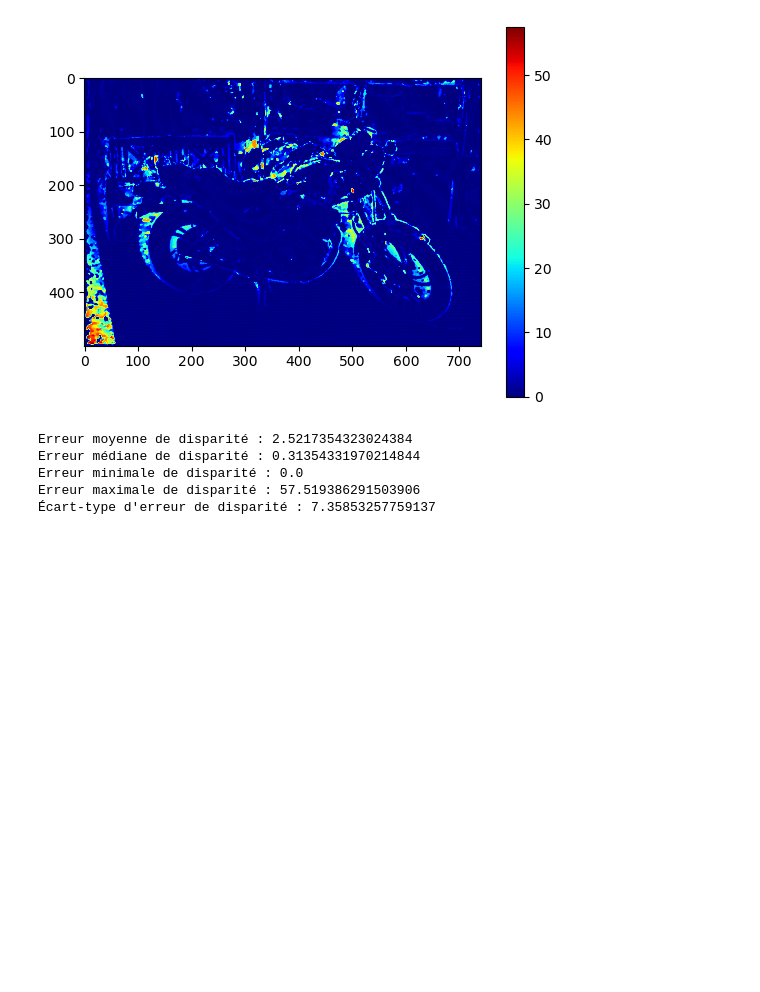
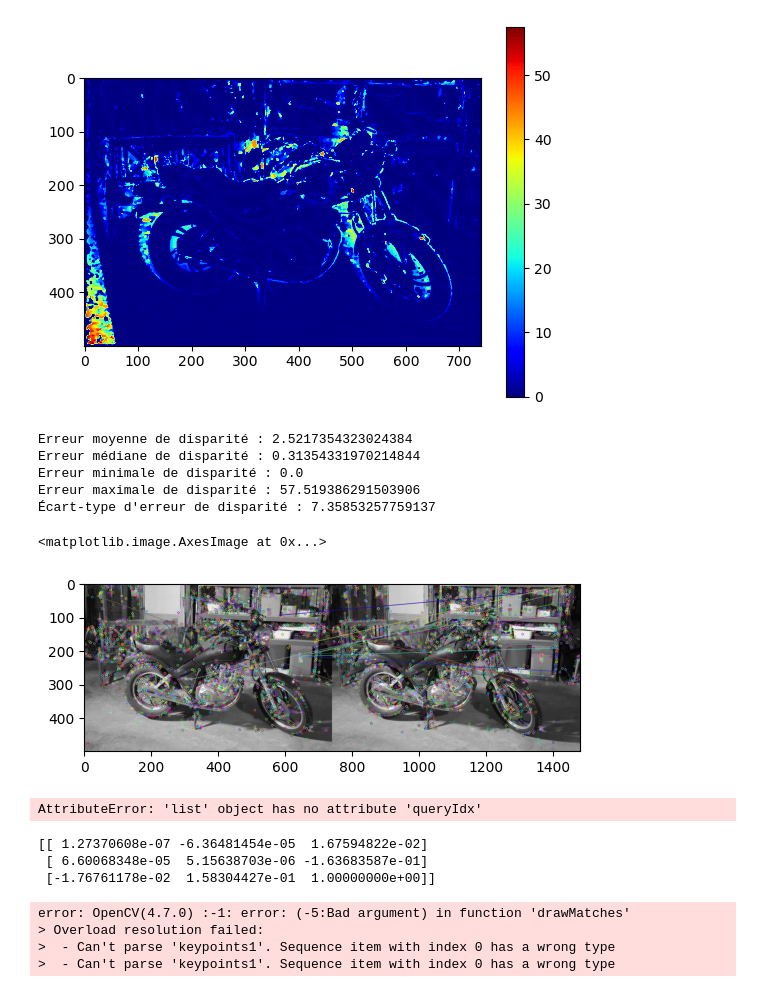
Before and after one commit to RomainFrog/StereoMatching, a Jupyter notebook: blockmatching.ipynb, the cells around one changed output. Drawn from its saved outputs; the diff is of its cells as text; code cells hidden in the pictures; blank space fills up the shorter version.

```diff
--- a/blockmatching.ipynb
+++ b/blockmatching.ipynb
@@ -207,0 +324,56 @@ Erreur maximale de disparité : 57.519386291503906
+# %%
+# Chargement des images
+Ig, Id, gt = data.stereo_motorcycle()
+Ig_gray = cv.cvtColor(Ig, cv.COLOR_BGR2GRAY)
+Id_gray = cv.cvtColor(Id, cv.COLOR_BGR2GRAY)
+
+# Options
+block_size = 5
+num_disparities = 16
+confidence = 0.95
+max_trials = 100
+residual_threshold = 1.0
+window_size = 5
+disparity_range = 16
+# %%
+# Etape 1 : initialisation et affich
+keypoints_left, keypoints_right, matchesMask = initialize_stereo_matching(Ig_gray, Id_gray)
+
+# Dessiner les correspondances sur les images
+matches = []
+for i, match in enumerate(matchesMask):
+    if match[0] == 1:  # Correspondance valide
+        matches.append([cv.DMatch(i, i, 0)])
+
+img_matches = cv.drawMatchesKnn(Ig_gray, keypoints_left, Id_gray, keypoints_right, matches, None)
+plt.imshow(img_matches)
+# %% [output]
+<matplotlib.image.AxesImage at 0x...>
+[figure, added]
+# %%
+# Étape 2 : Propagation 2D avec corrélation
+disparity_map = propagate_correlation(keypoints_left, keypoints_right, valid_matches, Ig_gray, Id_gray, block_size, num_disparities)
+
+disparity_map
+# %% [output]
+AttributeError: 'list' object has no attribute 'queryIdx'
+# %%
+# Étape 3 : Estimation de la matrice fondamentale
+F = estimate_fundamental_matrix(keypoints_left, keypoints_right, valid_matches)
+print(F)
+# %% [output]
+[[ 1.27370608e-07 -6.36481454e-05  1.67594822e-02]
+ [ 6.60068348e-05  5.15638703e-06 -1.63683587e-01]
+ [-1.76761178e-02  1.58304427e-01  1.00000000e+00]]
+# %%
+# Étape 4 : RANSAC pour filtrer les correspondances erronées
+inliers_left, inliers_right, inliers_matches = apply_ransac(keypoints_left, keypoints_right, valid_matches, confidence, max_trials, residual_threshold)
+
+# Affichage des correspondances filtrées
+img_inliers = cv.drawMatches(Ig_gray, inliers_left, Id_gray, inliers_right, inliers_matches, None)
+plt.imshow(img_inliers)
+# %% [output]
+error: OpenCV(4.7.0) :-1: error: (-5:Bad argument) in function 'drawMatches'
+> Overload resolution failed:
+>  - Can't parse 'keypoints1'. Sequence item with index 0 has a wrong type
+>  - Can't parse 'keypoints1'. Sequence item with index 0 has a wrong type
```
Also changed, not shown: parts of 2 cells of this notebook.
